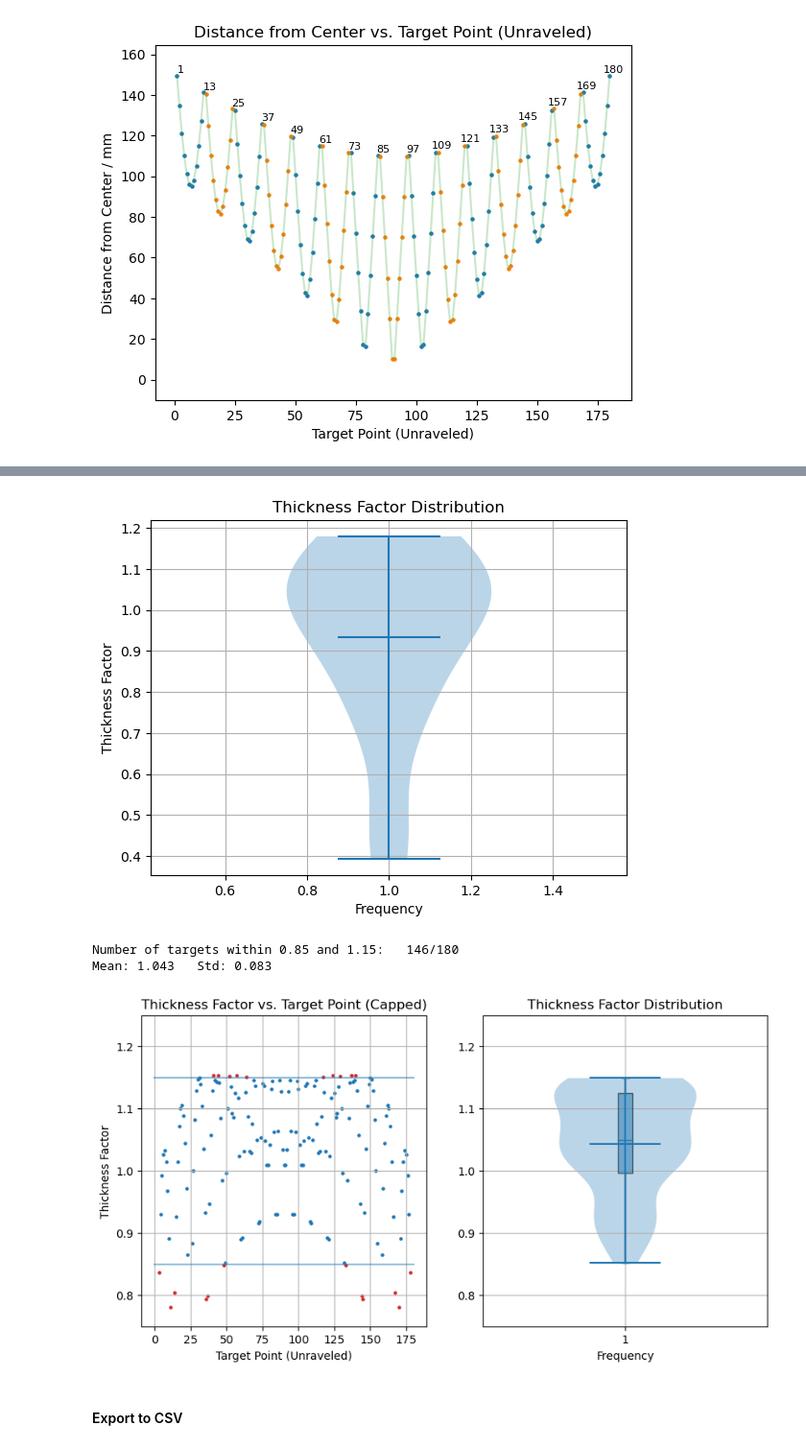
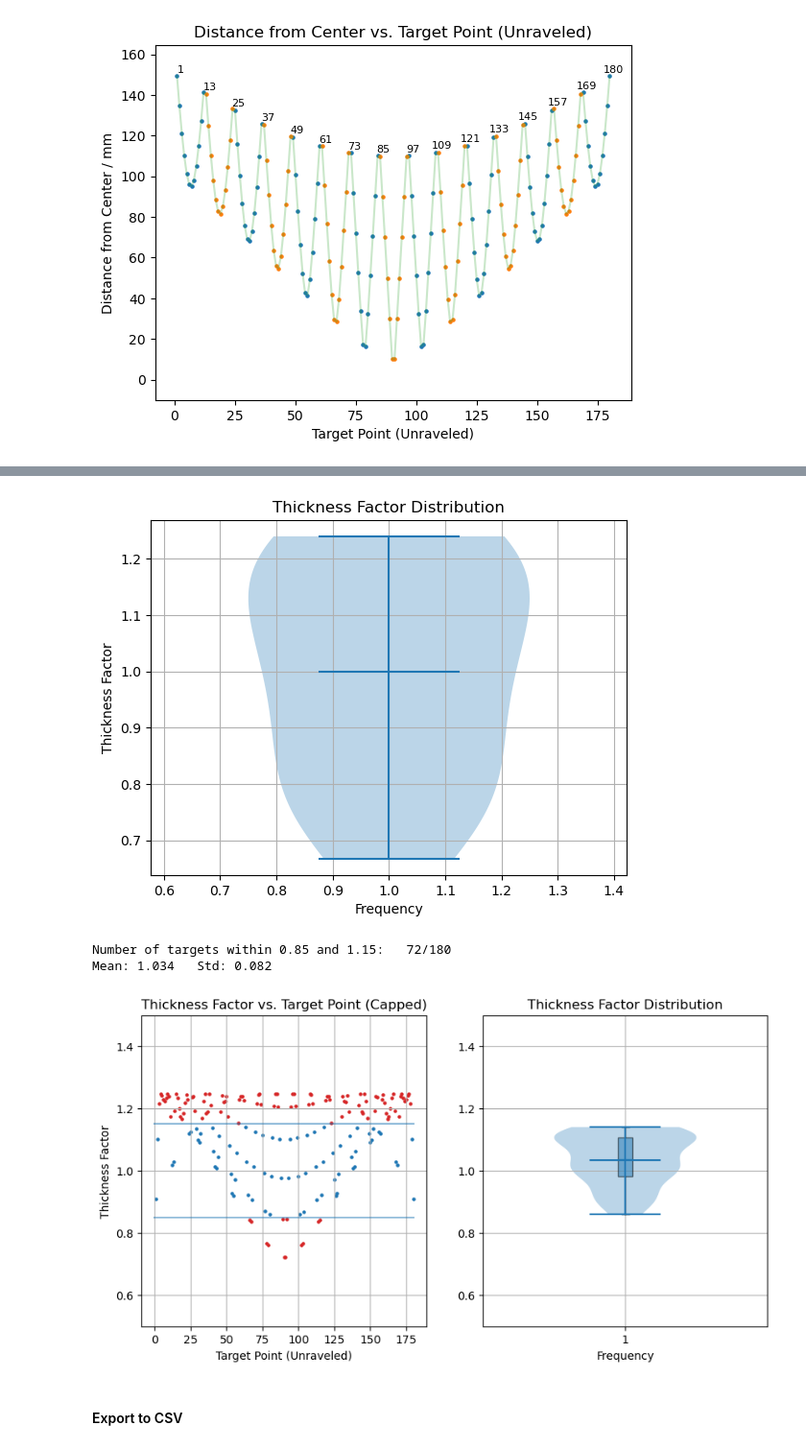
Before and after one commit to ryanlleung/TapeTargetry, a Jupyter notebook: tapeman.ipynb, the cells around one changed output, grey strips where cells are left out. Shown at 96% size. Saved outputs shown, nothing was run; the diff lists cells and outputs as text; code cells hidden in the pictures.

```diff
--- a/tapeman.ipynb
+++ b/tapeman.ipynb
@@ -29,6 +31,7 @@ plt.show()
 
 distances = [0, 10, 20, 30, 40, 50, 60, 70, 80, 90, 100, 110, 120, 130, 140, 150, 160]
 thickness_factors = [0.985, 1.027, 1.034, 1.044, 1.065, 1.10, 1.17, 1.18, 1.114, 1.082, 0.967, 0.922, 0.779, 0.754, 0.779, 0.473, 0.393]
+thickness_factors = [0.667, 0.735, 0.761, 0.847, 0.932, 0.975, 1.043, 1.077, 1.154, 1.24, 1.24, 1.223, 1.231, 1.146, 1.052, 0.889, 0.787]
 
 # Define the curve function
 def curve_func(x, a1, b1, c1, a2, b2, c2, d):
@@ -224,7 +227,7 @@ plt.axis('equal')
 plt.grid()
 plt.show()
 # %% [output]
-[figure, old version]
+[figure, new version]
 # %%
 TF_FLOOR = 0.85
 TF_CEILING = 1.15
@@ -240,38 +243,38 @@ target_tfnotok = target_tf[arg_notok]
 
 print(f"Number of targets within {TF_FLOOR} and {TF_CEILING}:   {len(arg_ok)}/180")
 print(f'Mean: {np.mean(target_tfok):.3f}   Std: {np.std(target_tfok):.3f}')
 
 # Plot the ok points
 fig, (ax1, ax2) = plt.subplots(1, 2, figsize=(10, 5))
 
 # Plot line to show the floor and ceiling
 ax1.plot([0, 180], [TF_FLOOR, TF_FLOOR], c='C0', alpha=0.5)
 ax1.plot([0, 180], [TF_CEILING, TF_CEILING], c='C0', alpha=0.5)
 ax1.scatter(n_ok, target_tfok, s=5)
 ax1.scatter(n_notok, target_tfnotok, s=5, c='C3')
 ax1.set_xlabel('Target Point (Unraveled)')
 ax1.set_ylabel('Thickness Factor')
-ax1.set_ylim(0.75, 1.25)
+ax1.set_ylim(0.5, 1.5)
 ax1.set_title('Thickness Factor vs. Target Point (Capped)')
 ax1.grid()
 
 box = ax2.boxplot(target_tfok, positions=[1], widths=0.05, patch_artist=True)
 for patch in box['boxes']:
     patch.set_facecolor('C0')
     patch.set_alpha(0.5)
 for median in box['medians']:
     median.set_color('C0')
 ax2.violinplot(target_tfok, showmeans=True)
 ax2.set_xlim(0.5, 1.5)
-ax2.set_ylim(0.75, 1.25)
+ax2.set_ylim(0.5, 1.5)
 ax2.set_xlabel('Frequency')
 ax2.set_title('Thickness Factor Distribution')
 ax2.grid()
 plt.show()
 # %% [output]
-Number of targets within 0.85 and 1.15:   146/180
-Mean: 1.043   Std: 0.083
+Number of targets within 0.85 and 1.15:   72/180
+Mean: 1.034   Std: 0.082
-[figure, old version]
+[figure, new version]
 # %% [markdown]
 #### Export to CSV
 # %%
```
Also changed, not shown: parts of 9 cells of this notebook, 8 other files.
